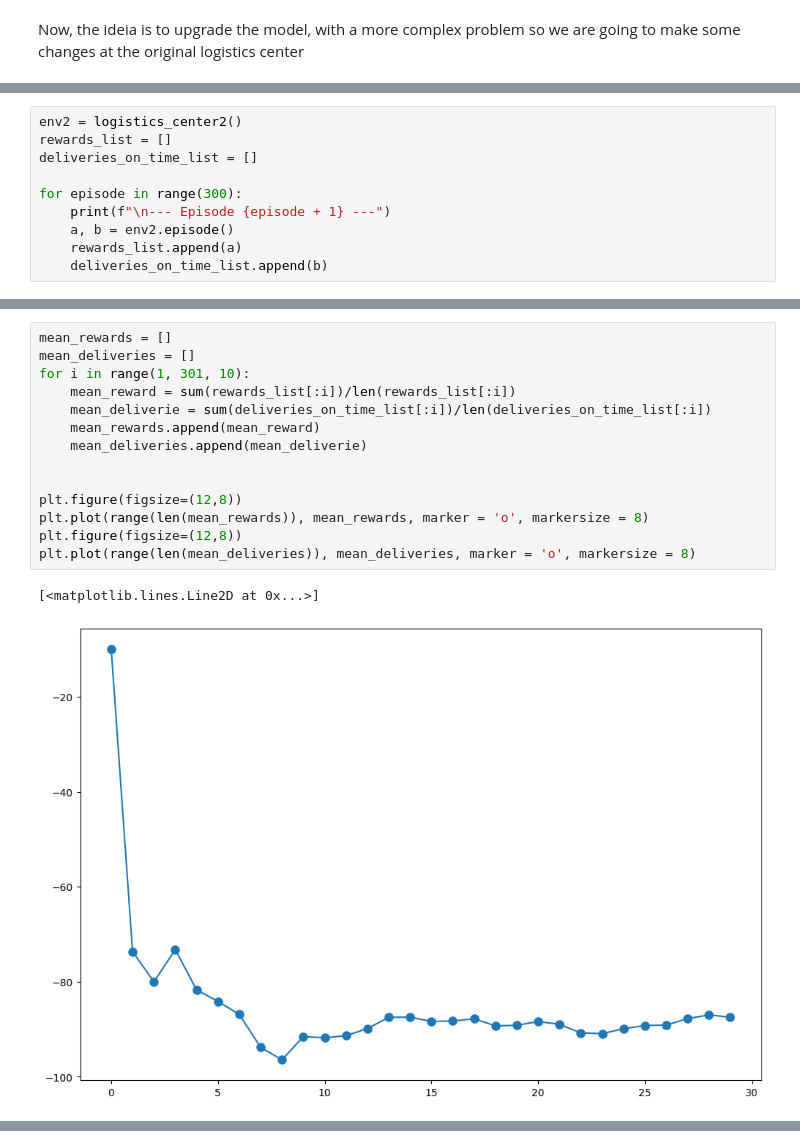
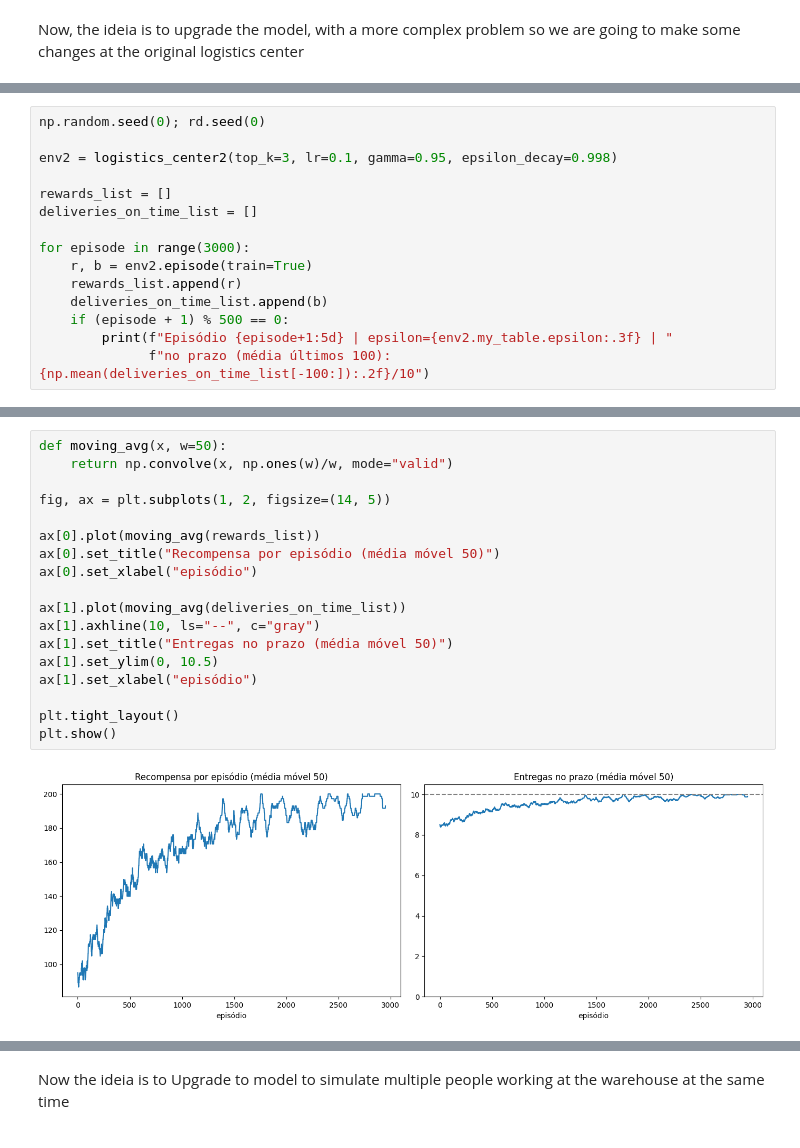
Before and after one commit to ArthurTig/Portfolio-de-projetos, a Jupyter notebook: RL Project/RL_for_logistics_centerV2.ipynb, the cells around one changed output, grey strips where cells are left out. Saved outputs shown, nothing was run; the diff lists cells and outputs as text.

Commit message:
Project almost done, the only requirements missing are a set of random events and cleaning/comenting the code

```diff
--- a/RL Project/RL_for_logistics_centerV2.ipynb
+++ b/RL Project/RL_for_logistics_centerV2.ipynb
@@ -1113,11 +748,16 @@ class Qtable2():
 # %%
-env2 = logistics_center2()
+np.random.seed(0); rd.seed(0)
+
+env2 = logistics_center2(top_k=3, lr=0.1, gamma=0.95, epsilon_decay=0.998)
+
 rewards_list = []
 deliveries_on_time_list = []
 
-for episode in range(300):
-    print(f"\n--- Episode {episode + 1} ---")
-    a, b = env2.episode()
-    rewards_list.append(a)
+for episode in range(3000):
+    r, b = env2.episode(train=True)
+    rewards_list.append(r)
     deliveries_on_time_list.append(b)
+    if (episode + 1) % 500 == 0:
+        print(f"Episódio {episode+1:5d} | epsilon={env2.my_table.epsilon:.3f} | "
+              f"no prazo (média últimos 100): {np.mean(deliveries_on_time_list[-100:]):.2f}/10")
 # %% [output]
@@ -1141,17 +770,20 @@ All deliveries were done
 # %%
-mean_rewards = []
-mean_deliveries = []
-for i in range(1, 301, 10):
-    mean_reward = sum(rewards_list[:i])/len(rewards_list[:i])
-    mean_deliverie = sum(deliveries_on_time_list[:i])/len(deliveries_on_time_list[:i])
-    mean_rewards.append(mean_reward)
-    mean_deliveries.append(mean_deliverie)
+def moving_avg(x, w=50):
+    return np.convolve(x, np.ones(w)/w, mode="valid")
 
+fig, ax = plt.subplots(1, 2, figsize=(14, 5))
 
-plt.figure(figsize=(12,8))
-plt.plot(range(len(mean_rewards)), mean_rewards, marker = 'o', markersize = 8)
-plt.figure(figsize=(12,8))
-plt.plot(range(len(mean_deliveries)), mean_deliveries, marker = 'o', markersize = 8)
+ax[0].plot(moving_avg(rewards_list))
+ax[0].set_title("Recompensa por episódio (média móvel 50)")
+ax[0].set_xlabel("episódio")
+
+ax[1].plot(moving_avg(deliveries_on_time_list))
+ax[1].axhline(10, ls="--", c="gray")
+ax[1].set_title("Entregas no prazo (média móvel 50)")
+ax[1].set_ylim(0, 10.5)
+ax[1].set_xlabel("episódio")
+
+plt.tight_layout()
+plt.show()
 # %% [output]
-[<matplotlib.lines.Line2D at 0x...>]
-[figure, old version]
+[figure, new version]
@@ -1158,0 +790,2 @@ plt.plot(range(len(mean_deliveries)), mean_deliveries, marker = 'o', markersize
+# %% [markdown]
+Now the ideia is to Upgrade to model to simulate multiple people working at the warehouse at the same time
```
Also changed, not shown: parts of 15 cells of this notebook.
